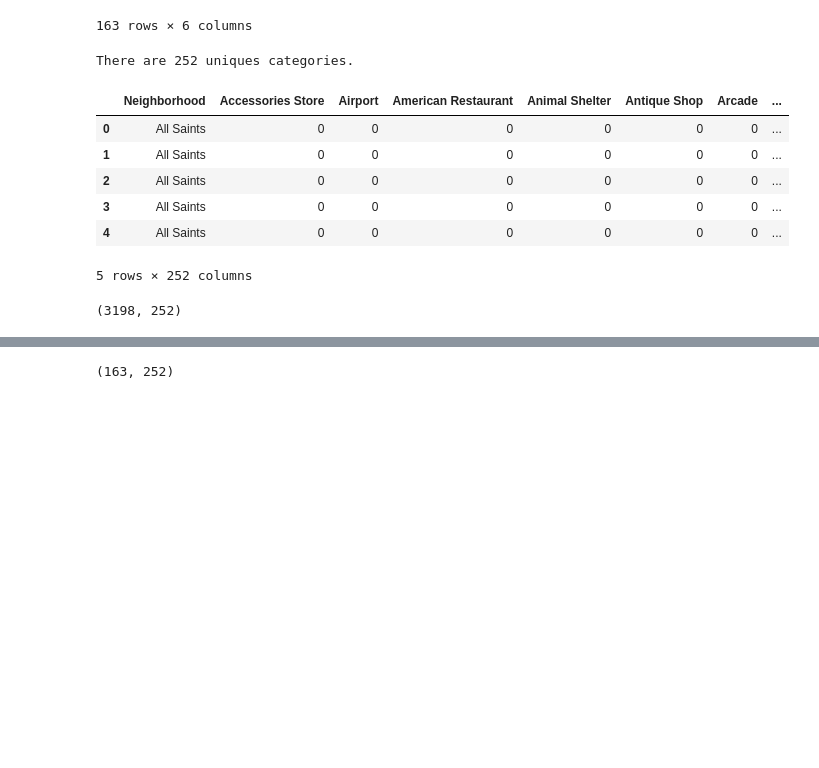
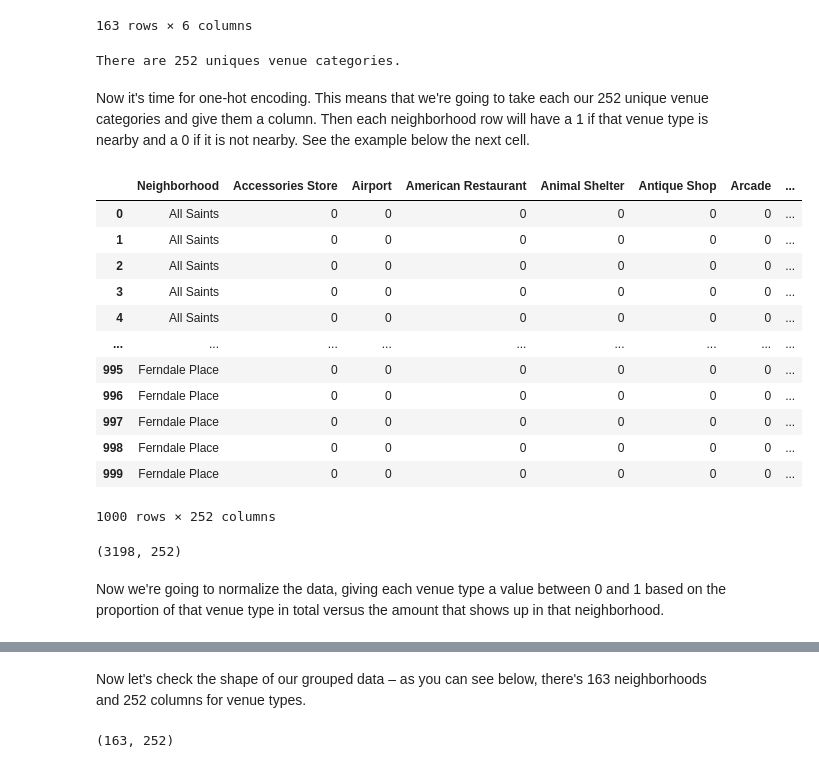
Before and after one commit to dannybrown37/Coursera_Capstone, a Jupyter notebook: Tallahassee Neighborhood Analysis.ipynb, the cells around one changed output, grey strips where cells are left out. Drawn from its saved outputs; the diff is of its cells as text; code cells hidden in the pictures; blank space fills up the shorter version.

Commit message:
going to submit

```diff
--- a/Tallahassee Neighborhood Analysis.ipynb
+++ b/Tallahassee Neighborhood Analysis.ipynb
@@ -32,5 +36,5 @@ I resolved to find neighborhood data. I did find a list of neighborhoods in Tall
 # %%
-painful_gotten_gains = ("""
+painfully_gotten_gains = ("""
 All Saints 30.4341,-84.2878
 Amelia Circle 30.4475,-84.3236
 Apalachee Ridge Estates 30.4103,-84.2680
@@ -197,10 +201,10 @@ Wilkinson Woods 30.3285,-84.2200
 Wilson Green 30.3953,-84.2852
 Windwood Hills 30.4283,-84.1712
 Woodgate 30.4834,-84.2503""")
-painful_gotten_gains = [p.strip() for p in painful_gotten_gains.split("\n") if p != ""]
+painfully_gotten_gains = [p.strip() for p in painfully_gotten_gains.split("\n") if p != ""]
 # %%
 coords = {}
-for line in painful_gotten_gains:
+for line in painfully_gotten_gains:
     hood, crds = line.rsplit(" ", 1)
     coords[hood] = crds.split(",")
 coords
@@ -307,30 +321,40 @@ tally_venues.groupby("Neighborhood").count()
 | Woodgate | 5 | 5 | 5 | 5 | 5 | ... |
 163 rows × 6 columns
 # %%
-print('There are {} uniques categories.'.format(len(tally_venues['Venue Category'].unique())))
+print('There are {} uniques venue categories.'.format(len(tally_venues['Venue Category'].unique())))
 # %% [output]
-There are 252 uniques categories.
+There are 252 uniques venue categories.
+# %% [markdown]
+Now it's time for one-hot encoding. This means that we're going to take each our 252 unique venue categories and give them a column. Then each neighborhood row will have a 1 if that venue type is nearby and a 0 if it is not nearby. See the example below the next cell.
 # %%
 # one hot encoding
 tally_onehot = pd.get_dummies(tally_venues[['Venue Category']], prefix="", prefix_sep="")
 
 tally_onehot.drop(["Neighborhood"], axis=1, inplace=True)
 
 tally_onehot.insert(0, "Neighborhood", tally_venues['Neighborhood'])
 
-tally_onehot.head()
+tally_onehot.head(1000)
 # %% [output]
 |  | Neighborhood | Accessories Store | Airport | American Restaurant | Animal Shelter | Antique Shop | Arcade | ... |
 | 0 | All Saints | 0 | 0 | 0 | 0 | 0 | 0 | ... |
 | 1 | All Saints | 0 | 0 | 0 | 0 | 0 | 0 | ... |
 | 2 | All Saints | 0 | 0 | 0 | 0 | 0 | 0 | ... |
 | 3 | All Saints | 0 | 0 | 0 | 0 | 0 | 0 | ... |
 | 4 | All Saints | 0 | 0 | 0 | 0 | 0 | 0 | ... |
+| ... | ... | ... | ... | ... | ... | ... | ... | ... |
+| 995 | Ferndale Place | 0 | 0 | 0 | 0 | 0 | 0 | ... |
+| 996 | Ferndale Place | 0 | 0 | 0 | 0 | 0 | 0 | ... |
+| 997 | Ferndale Place | 0 | 0 | 0 | 0 | 0 | 0 | ... |
+| 998 | Ferndale Place | 0 | 0 | 0 | 0 | 0 | 0 | ... |
+| 999 | Ferndale Place | 0 | 0 | 0 | 0 | 0 | 0 | ... |
-5 rows × 252 columns
+1000 rows × 252 columns
 # %%
 tally_onehot.shape
 # %% [output]
 (3198, 252)
+# %% [markdown]
+Now we're going to normalize the data, giving each venue type a value between 0 and 1 based on the proportion of that venue type in total versus the amount that shows up in that neighborhood.
 # %%
 tally_grouped = tally_onehot.groupby('Neighborhood').mean().reset_index()
 tally_grouped
@@ -348,6 +372,8 @@ tally_grouped
 | 161 | Windwood Hills | 0.0 | 0.0 | 0.000000 | 0.0 | 0.000000 | 0.0 | ... |
 | 162 | Woodgate | 0.0 | 0.0 | 0.000000 | 0.0 | 0.000000 | 0.0 | ... |
 163 rows × 252 columns
+# %% [markdown]
+Now let's check the shape of our grouped data – as you can see below, there's 163 neighborhoods and 252 columns for venue types.
 # %%
 tally_grouped.shape
 # %% [output]
```
Also changed, not shown: parts of 22 cells of this notebook.
